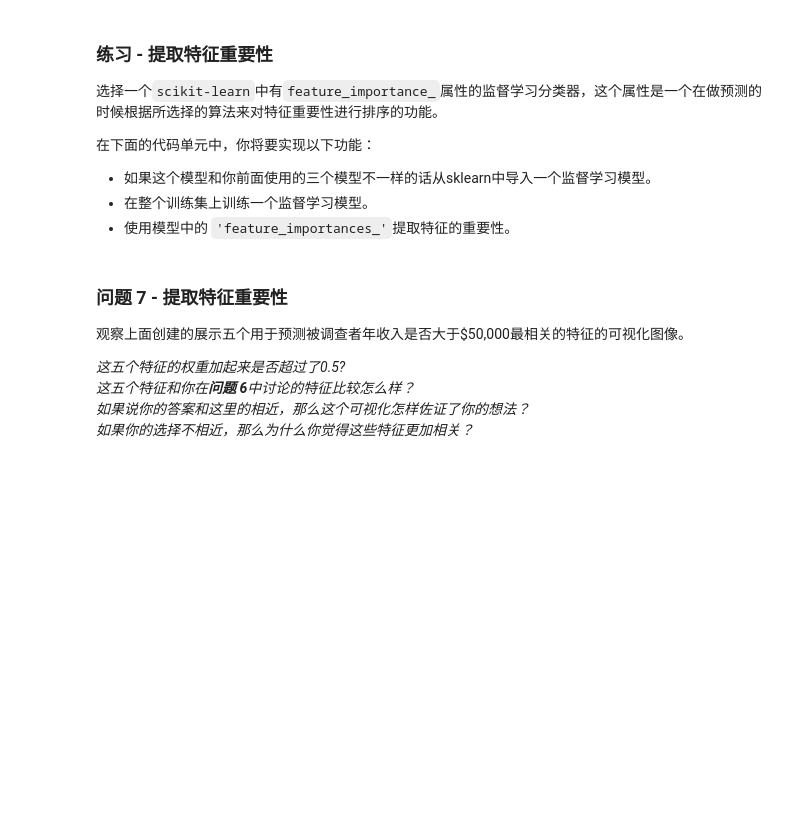
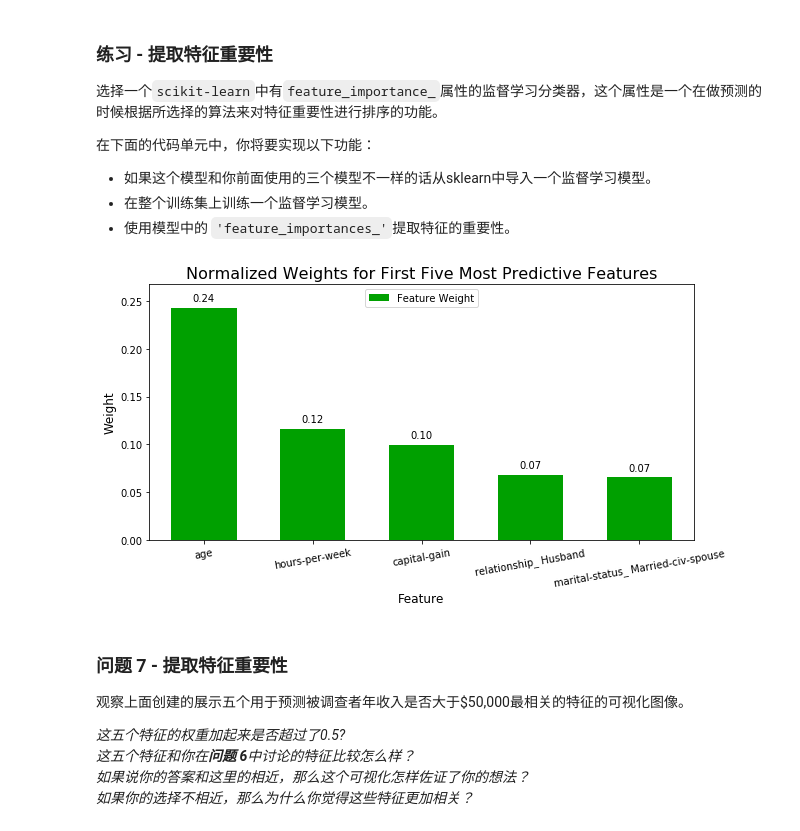
Before and after one commit to htliujy/finding_donors, a Jupyter notebook: finding_donors.ipynb, the cells around one changed output. Saved outputs shown, nothing was run; the diff lists cells and outputs as text; code cells hidden in the pictures; blank space fills up the shorter version.

```diff
--- a/finding_donors.ipynb
+++ b/finding_donors.ipynb
@@ -520,14 +627,16 @@ _在这十三个记录中，你认为哪五个特征对于预测是最重要的
 # %%
 # TODO：导入一个有'feature_importances_'的监督学习模型
 
 # TODO：在训练集上训练一个监督学习模型
-model = None
-
+model = RandomForestClassifier(random_state=0)
+model = model.fit(X_train,y_train)
 # TODO： 提取特征重要性
-importances = None
+importances = model.feature_importances_
 
 # 绘图
 vs.feature_plot(importances, X_train, y_train)
+# %% [output]
+[figure, added]
 # %% [markdown]
 ### 问题 7 - 提取特征重要性
 观察上面创建的展示五个用于预测被调查者年收入是否大于\$50,000最相关的特征的可视化图像。
```
Also changed, not shown: parts of 16 cells of this notebook, 1 other file.
